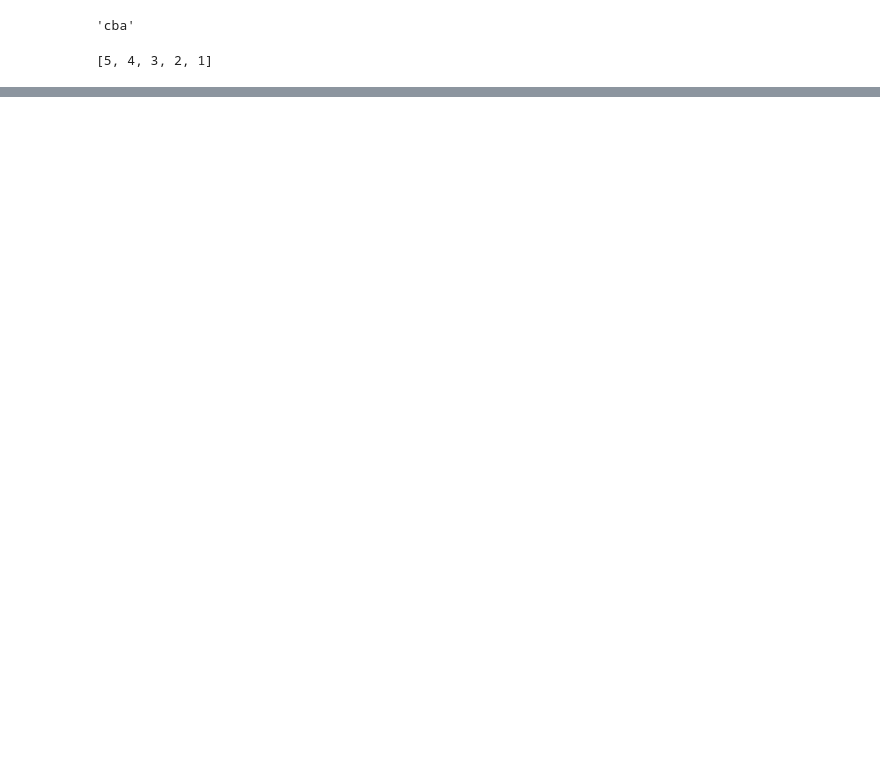
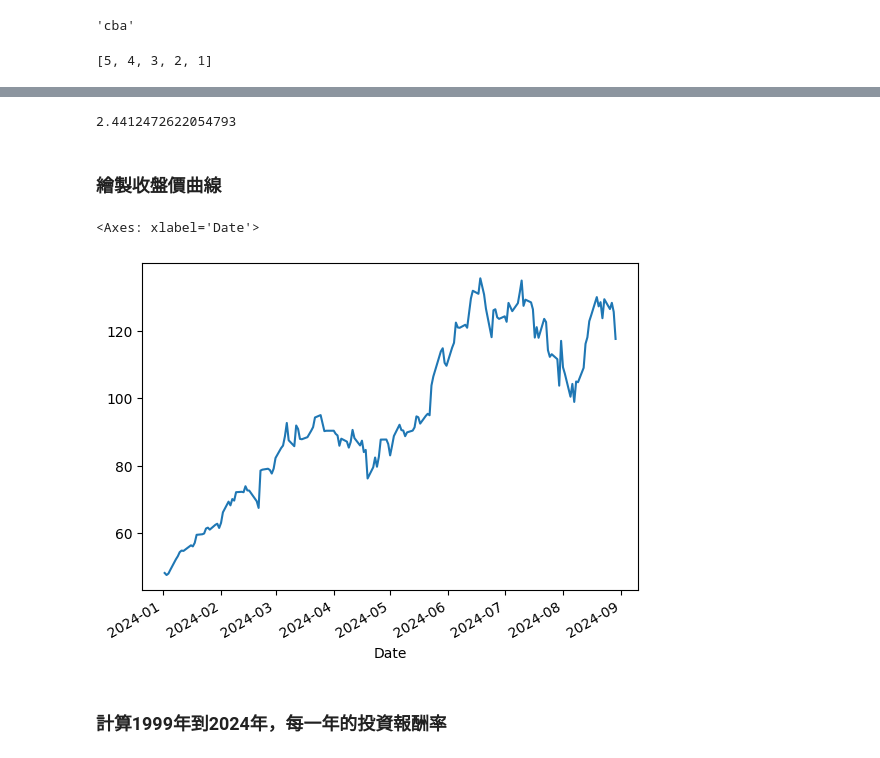
Before and after one commit to a0014939/20240829, a Jupyter notebook: 20240830.ipynb, the cells around one changed output, grey strips where cells are left out. Saved outputs shown, nothing was run; the diff lists cells and outputs as text; code cells hidden in the pictures; blank space fills up the shorter version.

```diff
--- a/20240830.ipynb
+++ b/20240830.ipynb
@@ -1002,0 +1013,2 @@ x[::-1]
+# %%
+df = yf.download('NVDA')
@@ -1002,0 +1087,13 @@ x[::-1]
+# %%
+df.loc['2024'].Close.iloc[-1]/df.loc['2024'].Close.iloc[0]
+# %% [output]
+2.4412472622054793
+# %% [markdown]
+### 繪製收盤價曲線
+# %%
+df.loc['2024'].Close.plot()
+# %% [output]
+<Axes: xlabel='Date'>
+[figure, added]
+# %% [markdown]
+### 計算1999年到2024年，每一年的投資報酬率
```
Also changed, not shown: parts of 56 cells of this notebook.
